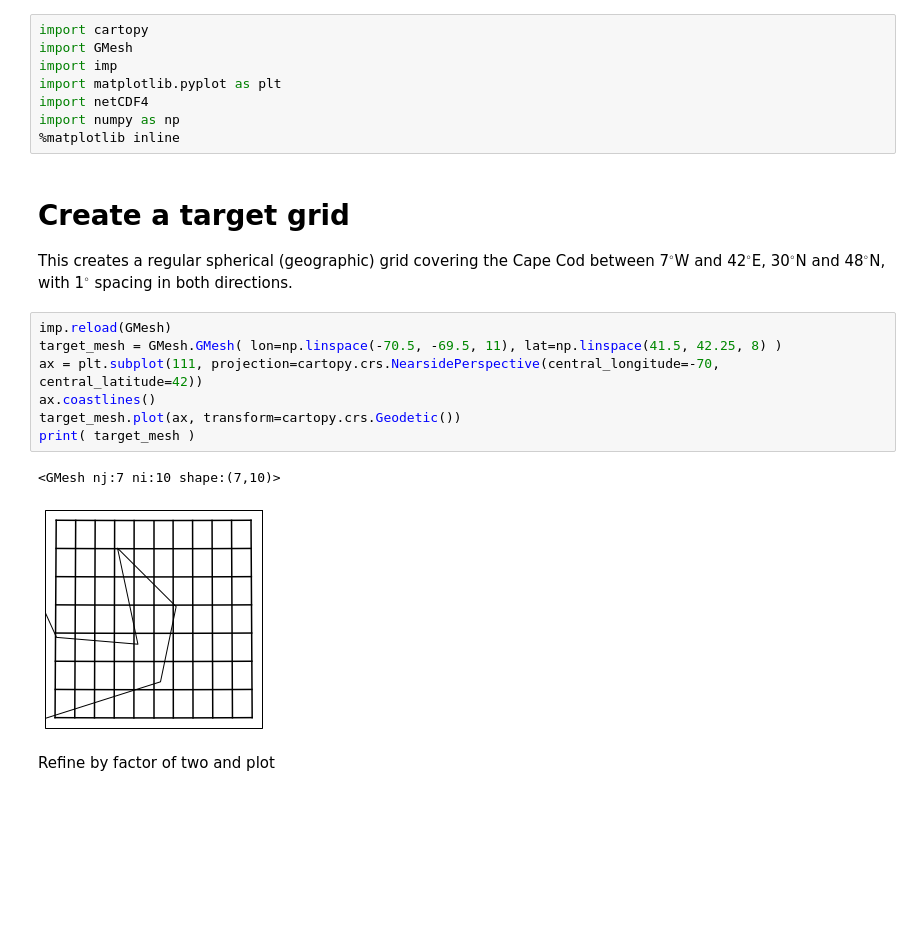
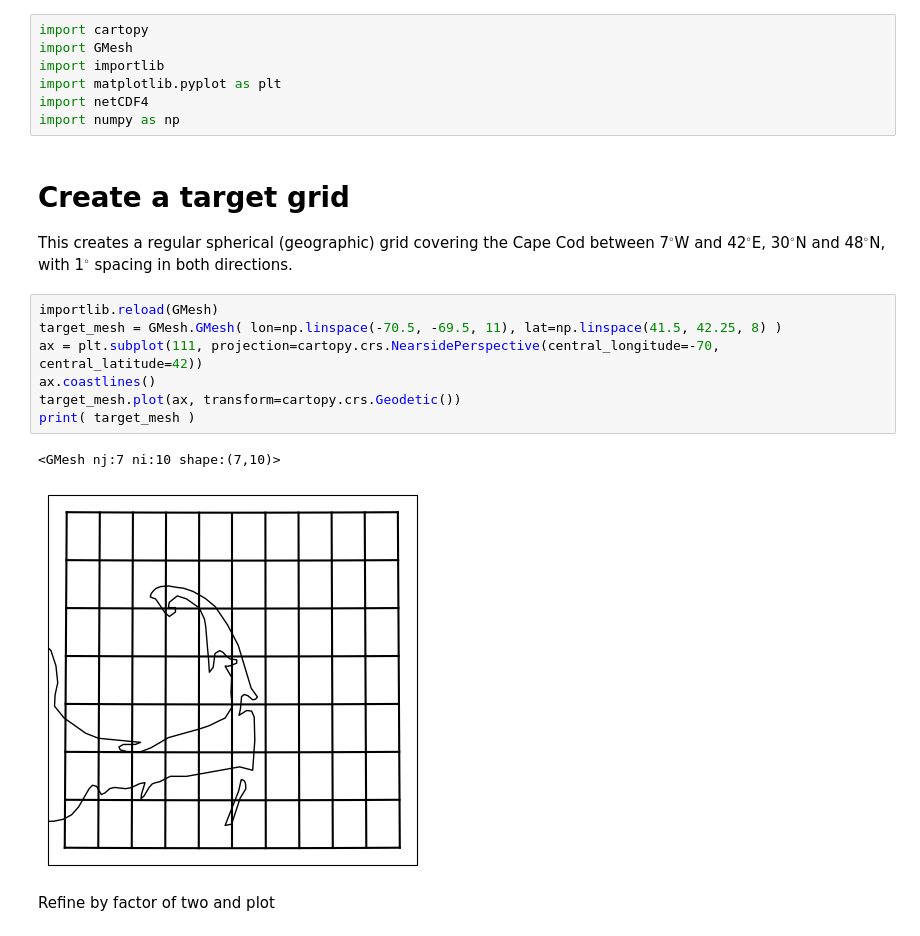
Before and after one commit to adcroft/thin-wall-topography, a Jupyter notebook: python/03 Demo GMesh one level of refinement.ipynb, the cells around one changed output. Saved outputs shown, nothing was run; the diff lists cells and outputs as text; blank space fills up the shorter version.

```diff
--- a/python/03 Demo GMesh one level of refinement.ipynb
+++ b/python/03 Demo GMesh one level of refinement.ipynb
@@ -1,25 +1,24 @@
 # %%
 import cartopy
 import GMesh
-import imp
+import importlib
 import matplotlib.pyplot as plt
 import netCDF4
 import numpy as np
-%matplotlib inline
 # %% [markdown]
 # Create a target grid
 
 This creates a regular spherical (geographic) grid covering the Cape Cod between 7$^\circ$W and 42$^\circ$E, 30$^\circ$N and 48$^\circ$N, with 1$^\circ$ spacing in both directions.
 # %%
-imp.reload(GMesh)
+importlib.reload(GMesh)
 target_mesh = GMesh.GMesh( lon=np.linspace(-70.5, -69.5, 11), lat=np.linspace(41.5, 42.25, 8) )
 ax = plt.subplot(111, projection=cartopy.crs.NearsidePerspective(central_longitude=-70, central_latitude=42))
 ax.coastlines()
 target_mesh.plot(ax, transform=cartopy.crs.Geodetic())
 print( target_mesh )
 # %% [output]
 <GMesh nj:7 ni:10 shape:(7,10)>
-[figure, old version]
+[figure, new version]
 # %% [markdown]
 Refine by factor of two and plot
 # %%
```
Also changed, not shown: parts of 3 cells of this notebook, 11 other files.
